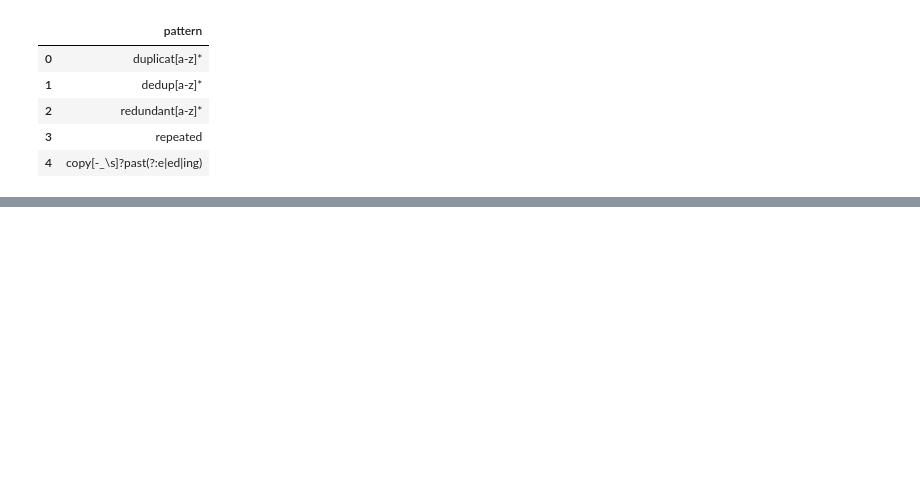
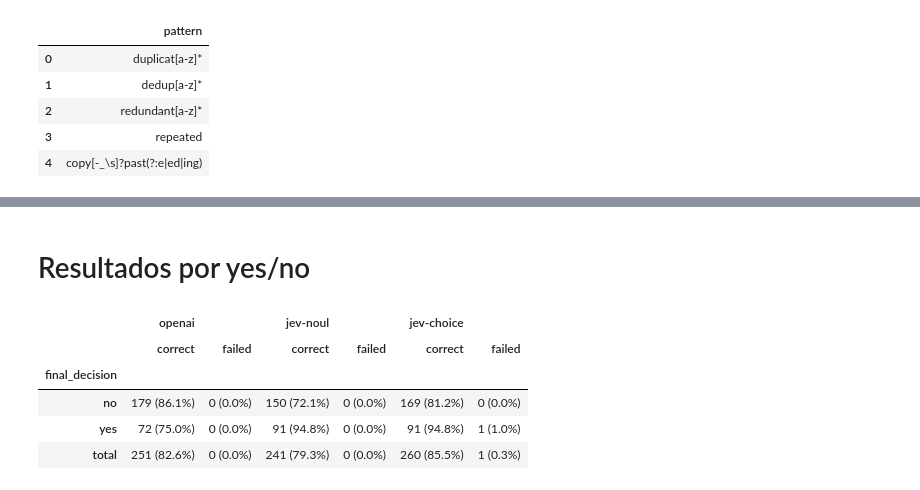
Before and after one commit to natalia-sa/lkml5ws-data-analysis, a Jupyter notebook: select_sample/v2/sample_stats.ipynb, the cells around one changed output, grey strips where cells are left out. Drawn from its saved outputs; the diff is of its cells as text; code cells hidden in the pictures; blank space fills up the shorter version.

```diff
--- a/select_sample/v2/sample_stats.ipynb
+++ b/select_sample/v2/sample_stats.ipynb
@@ -222,0 +291,11 @@ summary.loc[per_term.sort_values(['true_positives', 'threads'], ascending=False)
+# %% [markdown]
+# Resultados por yes/no
+# %%
+result_table('final_decision', 'decision_result')
+# %% [output]
+|  | openai |  | jev-noul |  | jev-choice |  |
+|  | correct | failed | correct | failed | correct | failed |
+| final_decision |  |  |  |  |  |  |
+| no | 179 (86.1%) | 0 (0.0%) | 150 (72.1%) | 0 (0.0%) | 169 (81.2%) | 0 (0.0%) |
+| yes | 72 (75.0%) | 0 (0.0%) | 91 (94.8%) | 0 (0.0%) | 91 (94.8%) | 1 (1.0%) |
+| total | 251 (82.6%) | 0 (0.0%) | 241 (79.3%) | 0 (0.0%) | 260 (85.5%) | 1 (0.3%) |
```
Also changed, not shown: parts of 24 cells of this notebook, 15 other files.
